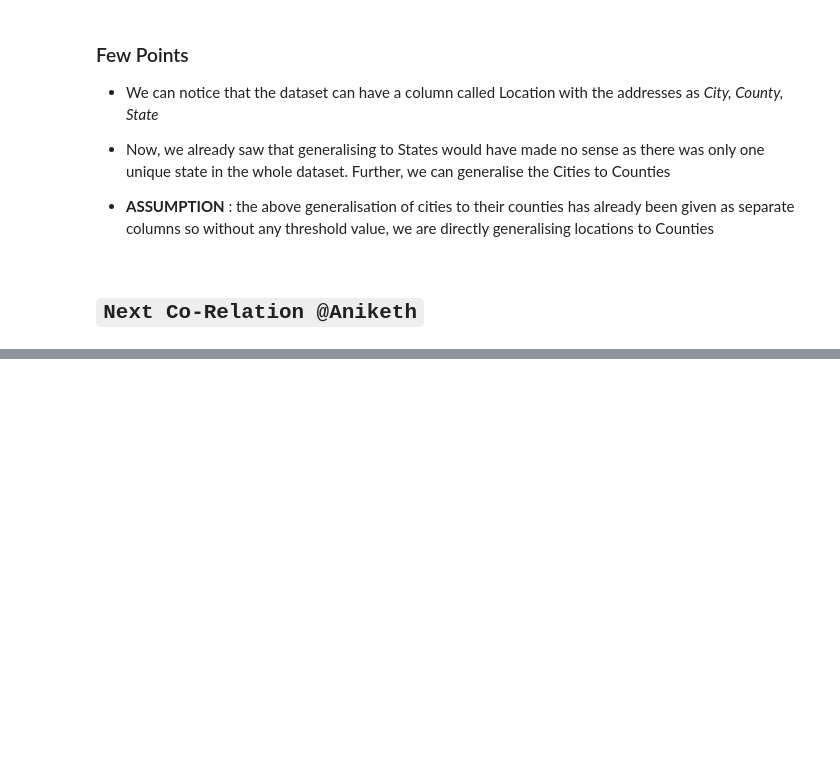
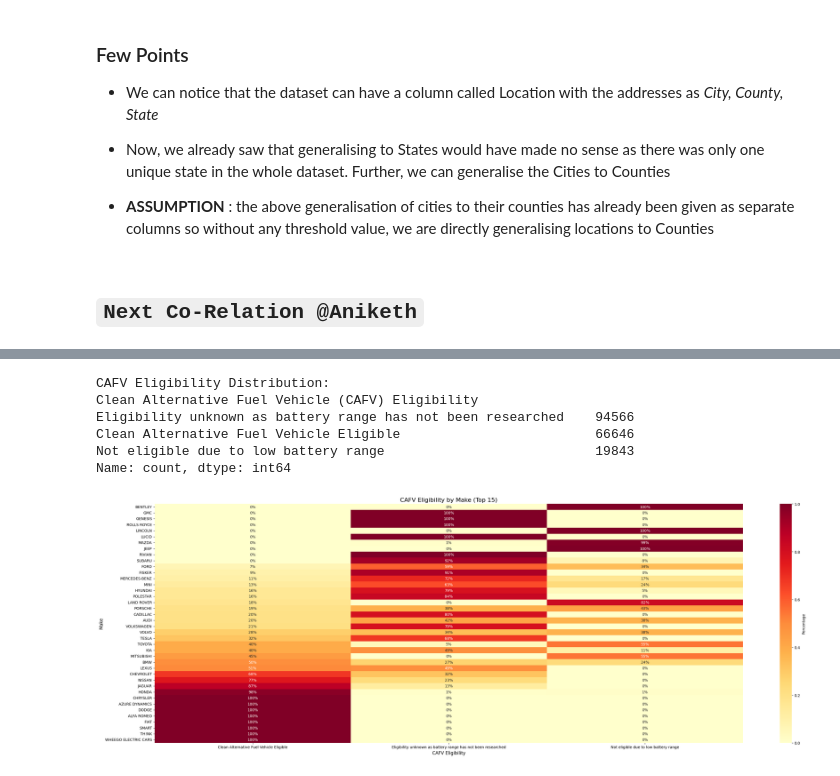
Before and after one commit to Daxvshah11/DA_Assignments, a Jupyter notebook: Ass2/Assignment2_8.ipynb, the cells around one changed output, grey strips where cells are left out. Saved outputs shown, nothing was run; the diff lists cells and outputs as text; code cells hidden in the pictures; blank space fills up the shorter version.

Commit message:
added cafv analysis but no set direction found

```diff
--- a/Ass2/Assignment2_8.ipynb
+++ b/Ass2/Assignment2_8.ipynb
@@ -146,0 +170,27 @@ Name: County, dtype: int64
+# %%
+cafv_distribution = MAIN_DATA['Clean Alternative Fuel Vehicle (CAFV) Eligibility'].value_counts()
+print("CAFV Eligibility Distribution:")
+print(cafv_distribution)
+# %% [output]
+CAFV Eligibility Distribution:
+Clean Alternative Fuel Vehicle (CAFV) Eligibility
+Eligibility unknown as battery range has not been researched    94566
+Clean Alternative Fuel Vehicle Eligible                         66646
+Not eligible due to low battery range                           19843
+Name: count, dtype: int64
+# %%
+cafv_by_make = pd.crosstab(MAIN_DATA['Make'], MAIN_DATA['Clean Alternative Fuel Vehicle (CAFV) Eligibility'], normalize='index')
+
+if 'Clean Alternative Fuel Vehicle Eligible' in cafv_by_make.columns:
+    cafv_by_make = cafv_by_make.sort_values('Clean Alternative Fuel Vehicle Eligible', ascending=True)
+
+plt.figure(figsize=(30, 10))
+sns.heatmap(cafv_by_make, annot=True, fmt='.0%', cmap='YlOrRd', cbar_kws={'label': 'Percentage'})
+
+plt.title('CAFV Eligibility by Make (Top 15)', fontsize=16)
+plt.ylabel('Make', fontsize=12)
+plt.xlabel('CAFV Eligibility', fontsize=12)
+plt.tight_layout()
+plt.show()
+# %% [output]
+[figure, added]
```
Also changed, not shown: parts of 5 cells of this notebook.
